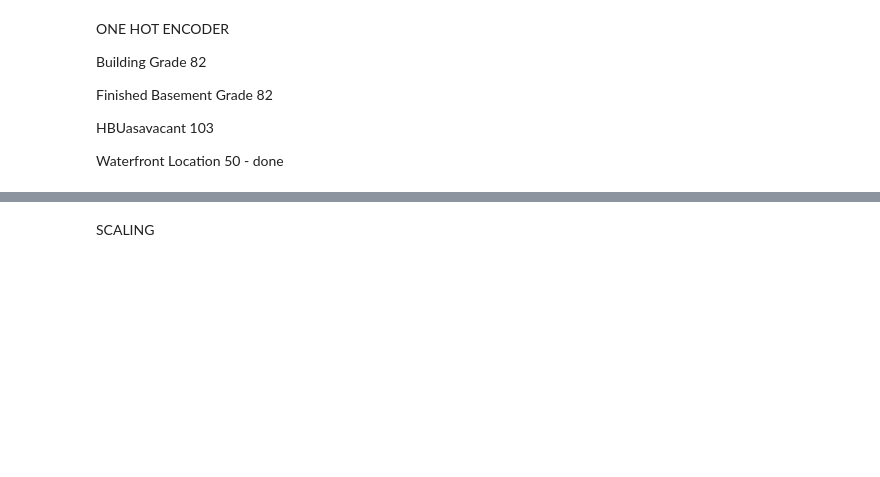
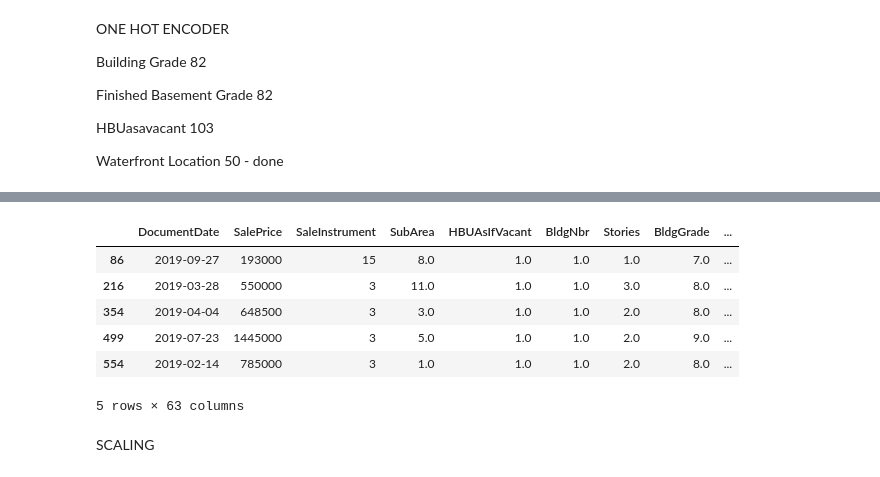
Before and after one commit to Ozxahmed/phase_2_project_chicago-sf-seattle-ds-082420, a Jupyter notebook: notebooks/exploratory/01_will_data_collection_exploration.ipynb, the cells around one changed output, grey strips where cells are left out. Drawn from its saved outputs; the diff is of its cells as text; code cells hidden in the pictures; blank space fills up the shorter version.

```diff
--- a/notebooks/exploratory/01_will_data_collection_exploration.ipynb
+++ b/notebooks/exploratory/01_will_data_collection_exploration.ipynb
@@ -1223,0 +945,2 @@ ohe_hbuva = ohe_hbuva.rename(columns={
+# %%
+newdf = newdf.merge(ohe_bldgr, left_index=True, right_index=True)
@@ -1224,3 +977,13 @@ ohe_hbuva = ohe_hbuva.rename(columns={
+# %%
+newdf.head()
+# %% [output]
+|  | DocumentDate | SalePrice | SaleInstrument | SubArea | HBUAsIfVacant | BldgNbr | Stories | BldgGrade | ... |
+| 86 | 2019-09-27 | 193000 | 15 | 8.0 | 1.0 | 1.0 | 1.0 | 7.0 | ... |
+| 216 | 2019-03-28 | 550000 | 3 | 11.0 | 1.0 | 1.0 | 3.0 | 8.0 | ... |
+| 354 | 2019-04-04 | 648500 | 3 | 3.0 | 1.0 | 1.0 | 2.0 | 8.0 | ... |
+| 499 | 2019-07-23 | 1445000 | 3 | 5.0 | 1.0 | 1.0 | 2.0 | 9.0 | ... |
+| 554 | 2019-02-14 | 785000 | 3 | 1.0 | 1.0 | 1.0 | 2.0 | 8.0 | ... |
+5 rows × 63 columns
 # %% [markdown]
 SCALING
 # %%
```
Also changed, not shown: parts of 48 cells of this notebook.
